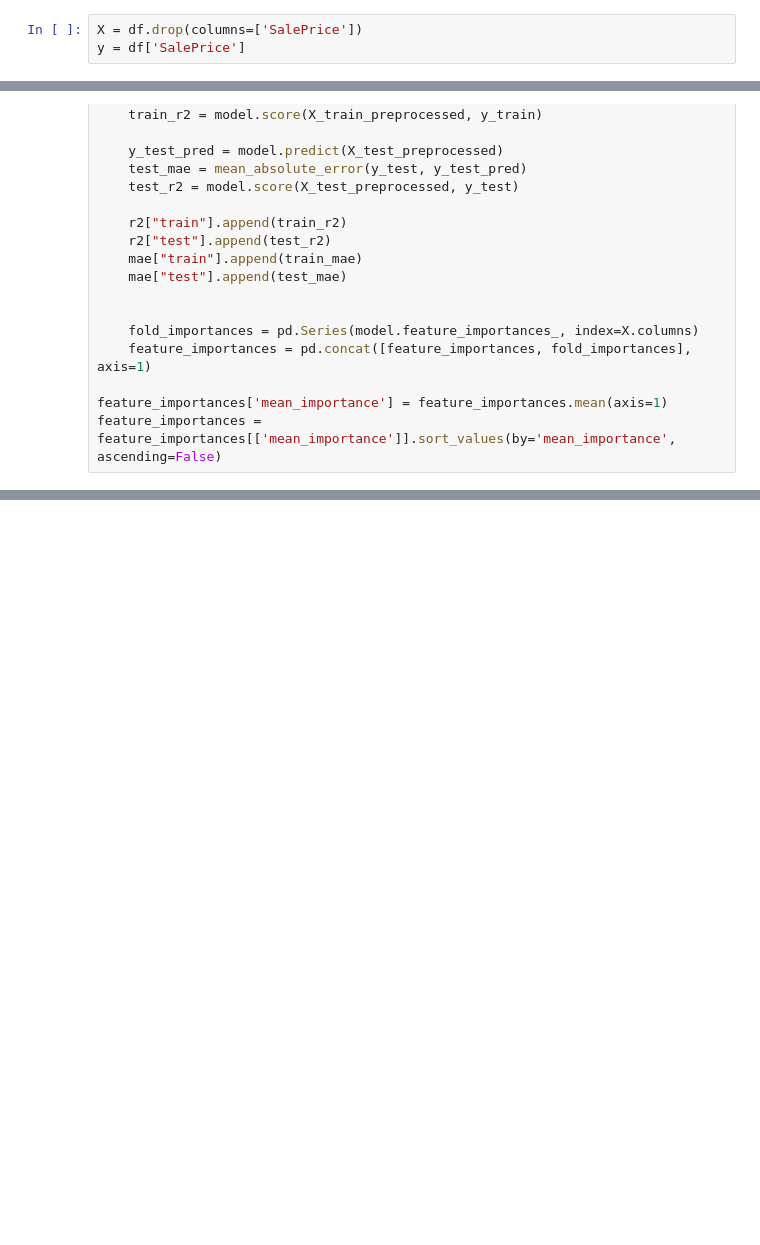
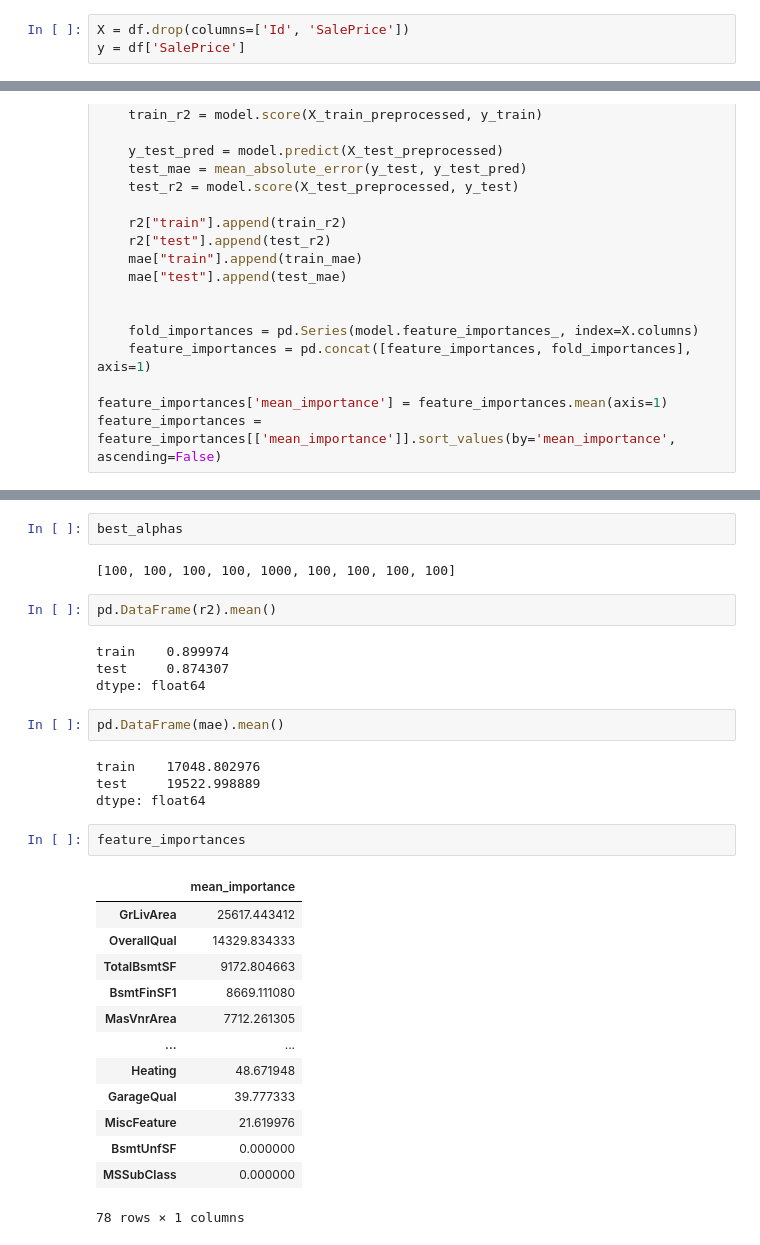
Before and after one commit to siiyayu/FeatureSelectionTechniques, a Jupyter notebook: evaluating_models.ipynb, the cells around one changed output, grey strips where cells are left out. Cells and saved outputs as stored; diff of their text form; blank space fills up the shorter version.

```diff
--- a/evaluating_models.ipynb
+++ b/evaluating_models.ipynb
@@ -35,5 +37,5 @@ Length: 80, dtype: object
 # %%
-X = df.drop(columns=['SalePrice'])
+X = df.drop(columns=['Id', 'SalePrice'])
 y = df['SalePrice']
 # %%
 numeric_cols = [col for col in X.columns if X[col].dtype in ['int64', 'float64']]
@@ -305,0 +359,32 @@ feature_importances.sort_values(by="mean_importance", ascending=False)
+# %%
+best_alphas
+# %% [output]
+[100, 100, 100, 100, 1000, 100, 100, 100, 100]
+# %%
+pd.DataFrame(r2).mean()
+# %% [output]
+train    0.899974
+test     0.874307
+dtype: float64
+# %%
+pd.DataFrame(mae).mean()
+# %% [output]
+train    17048.802976
+test     19522.998889
+dtype: float64
+# %%
+feature_importances
+# %% [output]
+|  | mean_importance |
+| GrLivArea | 25617.443412 |
+| OverallQual | 14329.834333 |
+| TotalBsmtSF | 9172.804663 |
+| BsmtFinSF1 | 8669.111080 |
+| MasVnrArea | 7712.261305 |
+| ... | ... |
+| Heating | 48.671948 |
+| GarageQual | 39.777333 |
+| MiscFeature | 21.619976 |
+| BsmtUnfSF | 0.000000 |
+| MSSubClass | 0.000000 |
+78 rows × 1 columns
```
Also changed, not shown: parts of 29 cells of this notebook, 1 other file.
